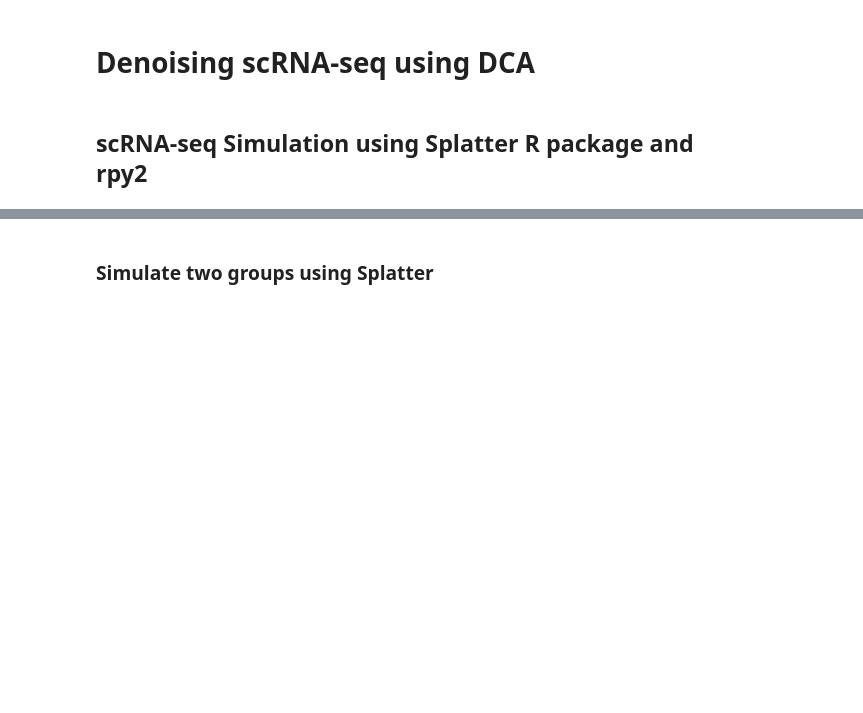
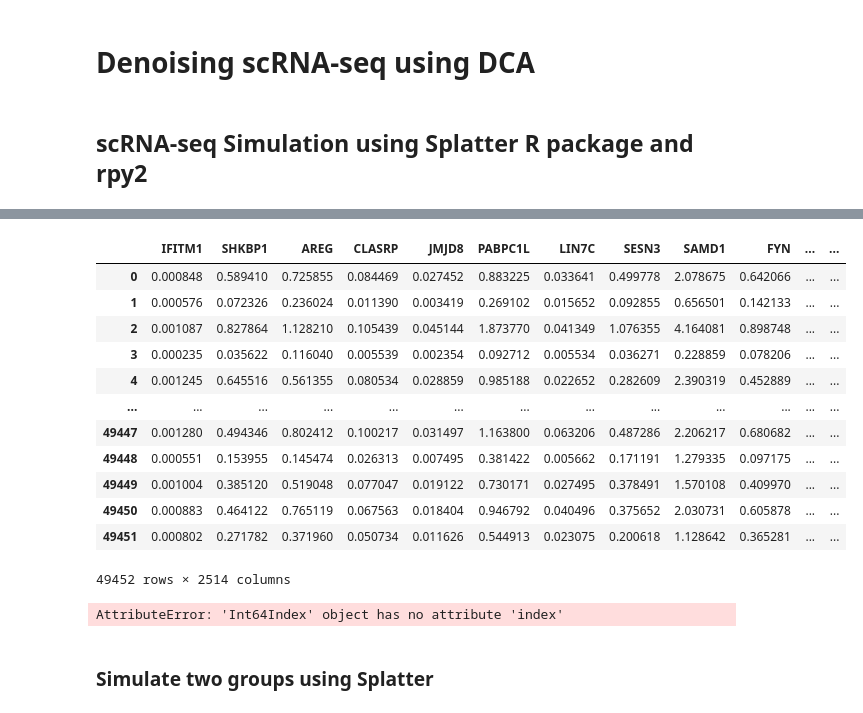
Before and after one commit to theislab/dca, a Jupyter notebook: tutorial.ipynb, the cells around one changed output, grey strips where cells are left out. Saved outputs shown, nothing was run; the diff lists cells and outputs as text; code cells hidden in the pictures; blank space fills up the shorter version.

```diff
--- a/tutorial.ipynb
+++ b/tutorial.ipynb
@@ -14,3 +121,24 @@ warnings.filterwarnings("ignore", category=RRuntimeWarning)
+# %%
+res_df
+# %% [output]
+|  | IFITM1 | SHKBP1 | AREG | CLASRP | JMJD8 | PABPC1L | LIN7C | SESN3 | SAMD1 | FYN | ... | ... |
+| 0 | 0.000848 | 0.589410 | 0.725855 | 0.084469 | 0.027452 | 0.883225 | 0.033641 | 0.499778 | 2.078675 | 0.642066 | ... | ... |
+| 1 | 0.000576 | 0.072326 | 0.236024 | 0.011390 | 0.003419 | 0.269102 | 0.015652 | 0.092855 | 0.656501 | 0.142133 | ... | ... |
+| 2 | 0.001087 | 0.827864 | 1.128210 | 0.105439 | 0.045144 | 1.873770 | 0.041349 | 1.076355 | 4.164081 | 0.898748 | ... | ... |
+| 3 | 0.000235 | 0.035622 | 0.116040 | 0.005539 | 0.002354 | 0.092712 | 0.005534 | 0.036271 | 0.228859 | 0.078206 | ... | ... |
+| 4 | 0.001245 | 0.645516 | 0.561355 | 0.080534 | 0.028859 | 0.985188 | 0.022652 | 0.282609 | 2.390319 | 0.452889 | ... | ... |
+| ... | ... | ... | ... | ... | ... | ... | ... | ... | ... | ... | ... | ... |
+| 49447 | 0.001280 | 0.494346 | 0.802412 | 0.100217 | 0.031497 | 1.163800 | 0.063206 | 0.487286 | 2.206217 | 0.680682 | ... | ... |
+| 49448 | 0.000551 | 0.153955 | 0.145474 | 0.026313 | 0.007495 | 0.381422 | 0.005662 | 0.171191 | 1.279335 | 0.097175 | ... | ... |
+| 49449 | 0.001004 | 0.385120 | 0.519048 | 0.077047 | 0.019122 | 0.730171 | 0.027495 | 0.378491 | 1.570108 | 0.409970 | ... | ... |
+| 49450 | 0.000883 | 0.464122 | 0.765119 | 0.067563 | 0.018404 | 0.946792 | 0.040496 | 0.375652 | 2.030731 | 0.605878 | ... | ... |
+| 49451 | 0.000802 | 0.271782 | 0.371960 | 0.050734 | 0.011626 | 0.544913 | 0.023075 | 0.200618 | 1.128642 | 0.365281 | ... | ... |
+49452 rows × 2514 columns
+# %%
+res_df_index = res_df.index.astype(int)
+pd.concat([mydata.iloc[:,0:6], res_df], axis =1)
+# %% [output]
+AttributeError: 'Int64Index' object has no attribute 'index'
 # %% [markdown]
 ### Simulate two groups using Splatter
 # %%
```
Also changed, not shown: parts of 9 cells of this notebook.
